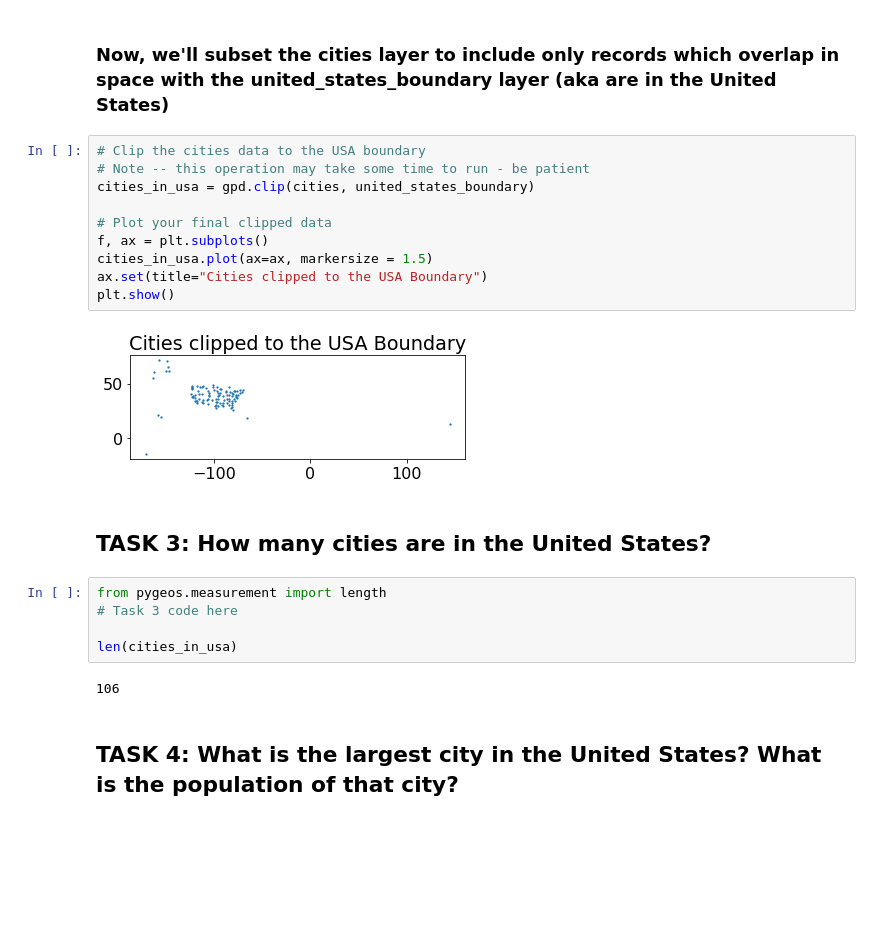
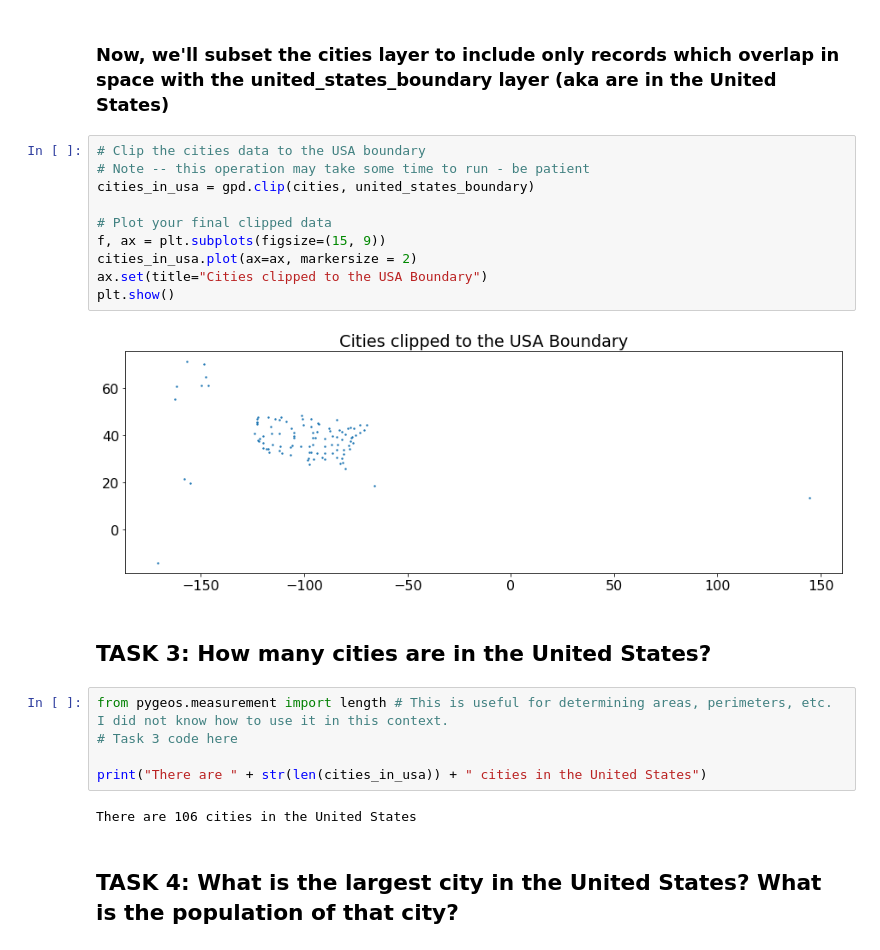
Before and after one commit to BenjaminGuerreroLewin/EnvDatSci22, a Jupyter notebook: VectorData101.ipynb, the cells around one changed output. Cells and saved outputs as stored; diff of their text form; blank space fills up the shorter version.

```diff
--- a/VectorData101.ipynb
+++ b/VectorData101.ipynb
@@ -510,24 +482,24 @@ plt.show()
 # %%
 # Clip the cities data to the USA boundary
 # Note -- this operation may take some time to run - be patient
 cities_in_usa = gpd.clip(cities, united_states_boundary)
 
 # Plot your final clipped data
-f, ax = plt.subplots()
-cities_in_usa.plot(ax=ax, markersize = 1.5)
+f, ax = plt.subplots(figsize=(15, 9))
+cities_in_usa.plot(ax=ax, markersize = 2)
 ax.set(title="Cities clipped to the USA Boundary")
 plt.show()
 # %% [output]
-[figure, old version]
+[figure, new version]
 # %% [markdown]
 ## TASK 3: How many cities are in the United States?
-# %%
-from pygeos.measurement import length
-# Task 3 code here
-
-len(cities_in_usa)
-# %% [output]
-106
+# %%
+from pygeos.measurement import length # This is useful for determining areas, perimeters, etc. I did not know how to use it in this context.
+# Task 3 code here
+
+print("There are " + str(len(cities_in_usa)) + " cities in the United States")
+# %% [output]
+There are 106 cities in the United States
 # %% [markdown]
 ## TASK 4: What is the largest city in the United States? What is the population of that city?
 # %%
```
Also changed, not shown: parts of 27 cells of this notebook.
